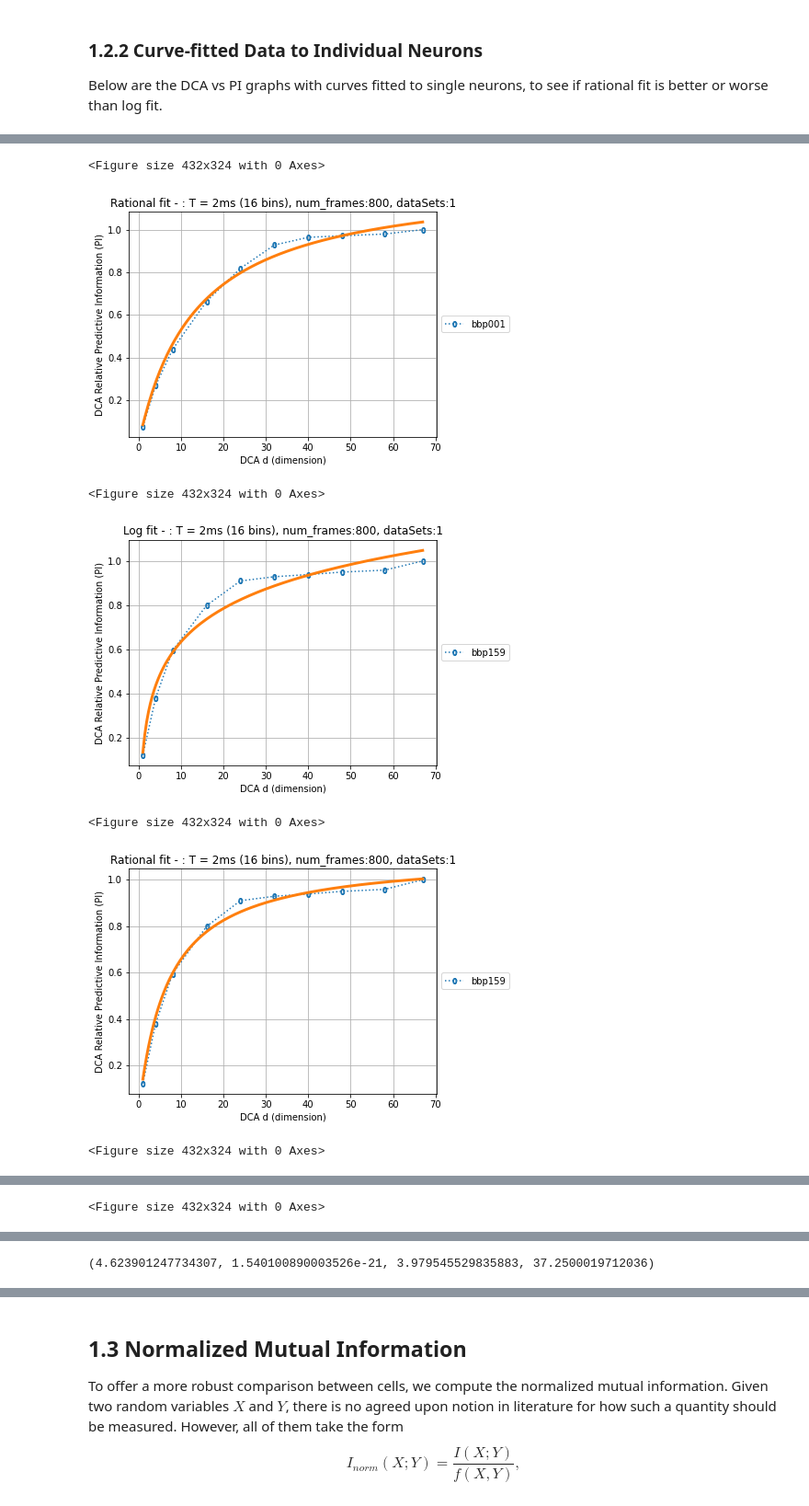
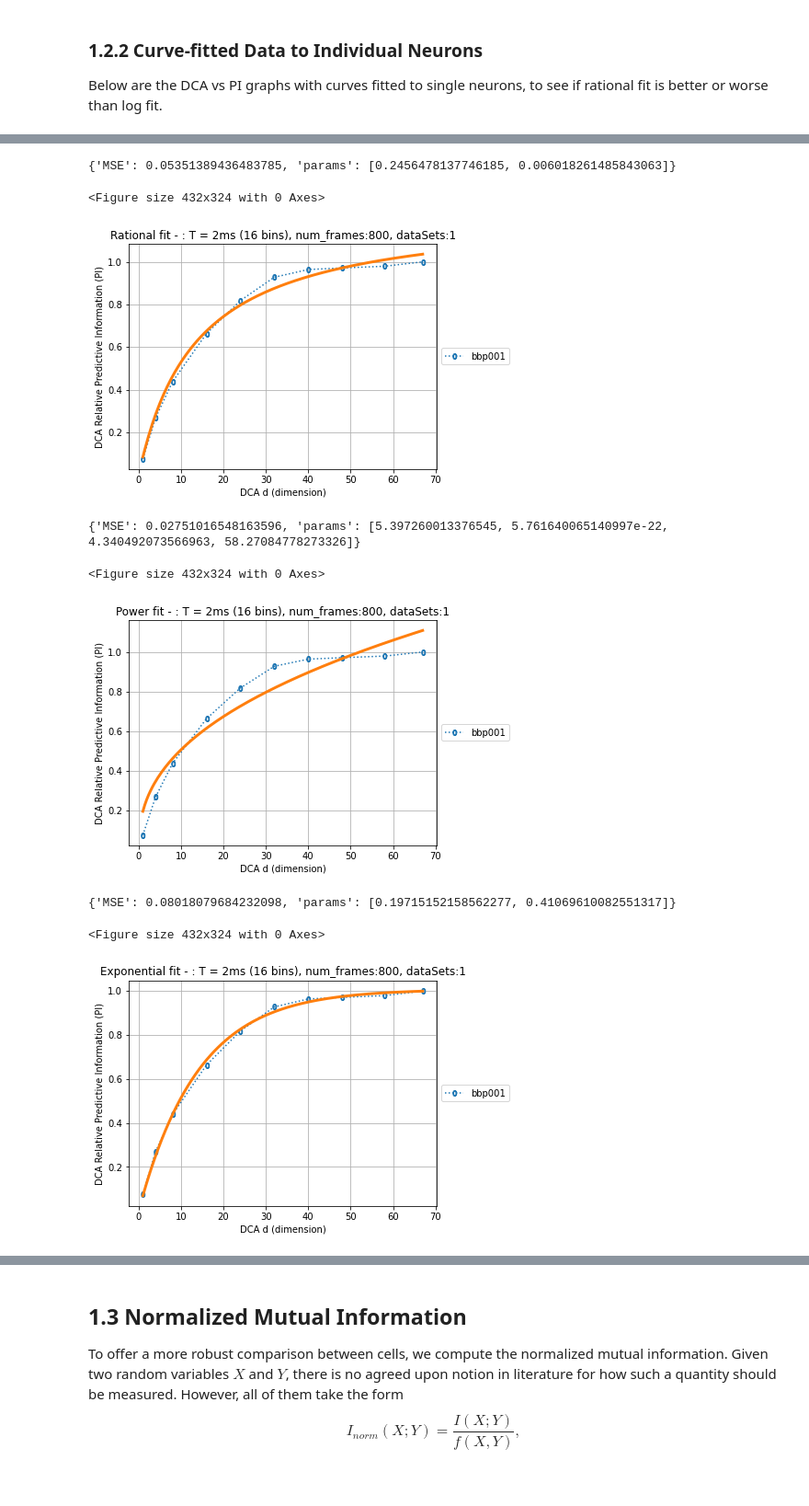
Before and after one commit to sushanthkumar2004/single-neuron-complexity, a Jupyter notebook: DCA_Graphs_and_Analysis.ipynb, the cells around one changed output, grey strips where cells are left out. Shown at 92% size. Drawn from its saved outputs; the diff is of its cells as text; code cells hidden in the pictures.

```diff
--- a/DCA_Graphs_and_Analysis.ipynb
+++ b/DCA_Graphs_and_Analysis.ipynb
@@ -347,21 +432,34 @@ rational_fit_DCA_vs_PI_maxavg_normalization(['bbp159', 'bbp171', 'bbp185', 'bbp1
 ### 1.2.2 Curve-fitted Data to Individual Neurons
 Below are the DCA vs PI graphs with curves fitted to single neurons, to see if rational fit is better or worse than log fit.
 # %%
-log_fit_DCA_vs_PI_maxavg_normalization(['bbp001'])
-rational_fit_DCA_vs_PI_maxavg_normalization(['bbp001'])
+%matplotlib inline
 
-log_fit_DCA_vs_PI_maxavg_normalization(['bbp159'])
-rational_fit_DCA_vs_PI_maxavg_normalization(['bbp159'])
+print(curve_fit_DCA_vs_PI_maxavg_normalization(['bbp001'], fit='log'))
+print(curve_fit_DCA_vs_PI_maxavg_normalization(['bbp001'], fit='rat'))
+print(curve_fit_DCA_vs_PI_maxavg_normalization(['bbp001'], fit='pow'))
+print(curve_fit_DCA_vs_PI_maxavg_normalization(['bbp001'], fit='exp'))
+print(curve_fit_DCA_vs_PI_maxavg_normalization(['bbp001'], fit='tanh'))
 
-log_fit_DCA_vs_PI_maxavg_normalization(['bbp107'])
-rational_fit_DCA_vs_PI_maxavg_normalization(['bbp107'])
+print(curve_fit_DCA_vs_PI_maxavg_normalization(['bbp159'], fit='log'))
+print(curve_fit_DCA_vs_PI_maxavg_normalization(['bbp159'], fit='rat'))
+print(curve_fit_DCA_vs_PI_maxavg_normalization(['bbp159'], fit='pow'))
+print(curve_fit_DCA_vs_PI_maxavg_normalization(['bbp159'], fit='exp'))
+print(curve_fit_DCA_vs_PI_maxavg_normalization(['bbp159'], fit='tanh'))
+
+print(curve_fit_DCA_vs_PI_maxavg_normalization(['bbp107'], fit='log'))
+print(curve_fit_DCA_vs_PI_maxavg_normalization(['bbp107'], fit='rat'))
+print(curve_fit_DCA_vs_PI_maxavg_normalization(['bbp107'], fit='pow'))
+print(curve_fit_DCA_vs_PI_maxavg_normalization(['bbp107'], fit='exp'))
+print(curve_fit_DCA_vs_PI_maxavg_normalization(['bbp107'], fit='tanh'))
 # %% [output]
 <Figure size 432x324 with 0 Axes>
 [figure]
-<Figure size 432x324 with 0 Axes>
+{'MSE': 0.05351389436483785, 'params': [0.2456478137746185, 0.006018261485843063]}
+<Figure size 432x324 with 0 Axes>
 [figure]
-<Figure size 432x324 with 0 Axes>
+{'MSE': 0.02751016548163596, 'params': [5.397260013376545, 5.761640065140997e-22, 4.340492073566963, 58.27084778273326]}
+<Figure size 432x324 with 0 Axes>
-[figure, old version]
+[figure, new version]
-<Figure size 432x324 with 0 Axes>
+{'MSE': 0.08018079684232098, 'params': [0.19715152158562277, 0.41069610082551317]}
+<Figure size 432x324 with 0 Axes>
-[figure, old version]
+[figure, new version]
-<Figure size 432x324 with 0 Axes>
@@ -369 +465,0 @@ rational_fit_DCA_vs_PI_maxavg_normalization(['bbp107'])
-<Figure size 432x324 with 0 Axes>
@@ -371 +465,0 @@ rational_fit_DCA_vs_PI_maxavg_normalization(['bbp107'])
-(4.623901247734307, 1.540100890003526e-21, 3.979545529835883, 37.2500019712036)
```
Also changed, not shown: parts of 10 cells of this notebook.
